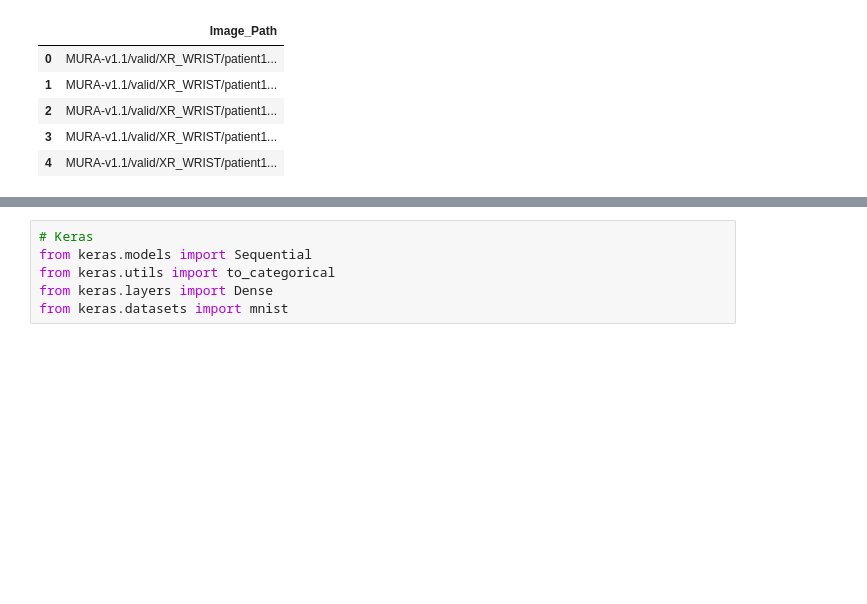
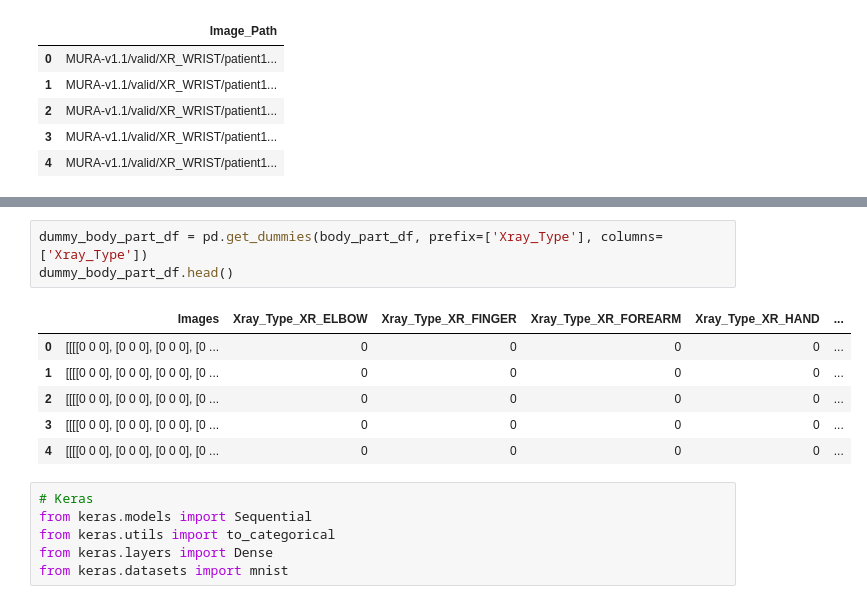
Before and after one commit to tyleralev/XRay_CNN_Project, a Jupyter notebook: CNN_Model.ipynb, the cells around one changed output, grey strips where cells are left out. Saved outputs shown, nothing was run; the diff lists cells and outputs as text; blank space fills up the shorter version.

```diff
--- a/CNN_Model.ipynb
+++ b/CNN_Model.ipynb
@@ -66,3 +117,13 @@ XRay_Study_df.head()
+# %%
+dummy_body_part_df = pd.get_dummies(body_part_df, prefix=['Xray_Type'], columns=['Xray_Type'])
+dummy_body_part_df.head()
+# %% [output]
+|  | Images | Xray_Type_XR_ELBOW | Xray_Type_XR_FINGER | Xray_Type_XR_FOREARM | Xray_Type_XR_HAND | ... |
+| 0 | [[[[0 0 0], [0 0 0], [0 0 0], [0 ... | 0 | 0 | 0 | 0 | ... |
+| 1 | [[[[0 0 0], [0 0 0], [0 0 0], [0 ... | 0 | 0 | 0 | 0 | ... |
+| 2 | [[[[0 0 0], [0 0 0], [0 0 0], [0 ... | 0 | 0 | 0 | 0 | ... |
+| 3 | [[[[0 0 0], [0 0 0], [0 0 0], [0 ... | 0 | 0 | 0 | 0 | ... |
+| 4 | [[[[0 0 0], [0 0 0], [0 0 0], [0 ... | 0 | 0 | 0 | 0 | ... |
 # %%
 # Keras
 from keras.models import Sequential
```
Also changed, not shown: parts of 19 cells of this notebook, 1 other file.
